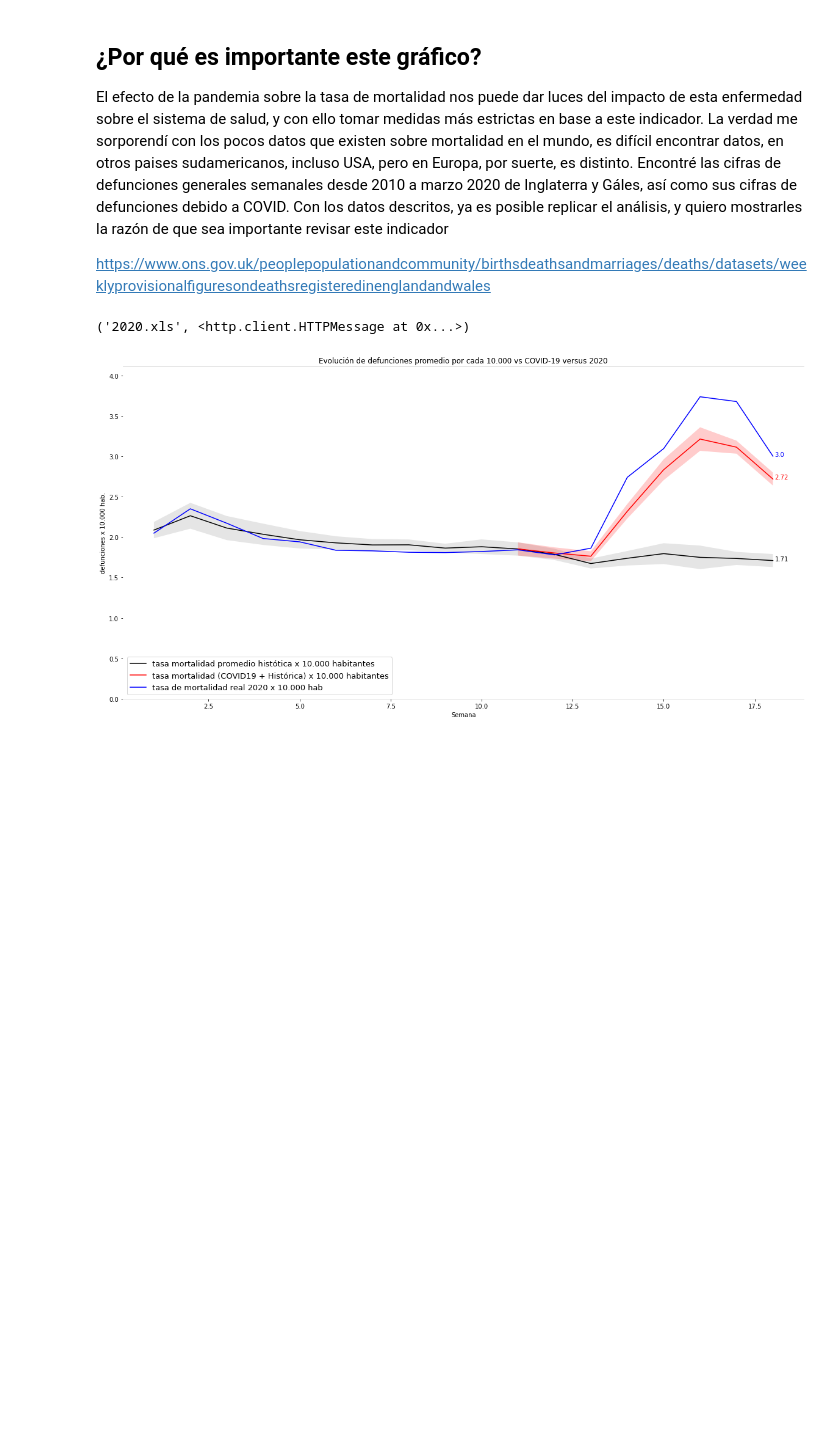
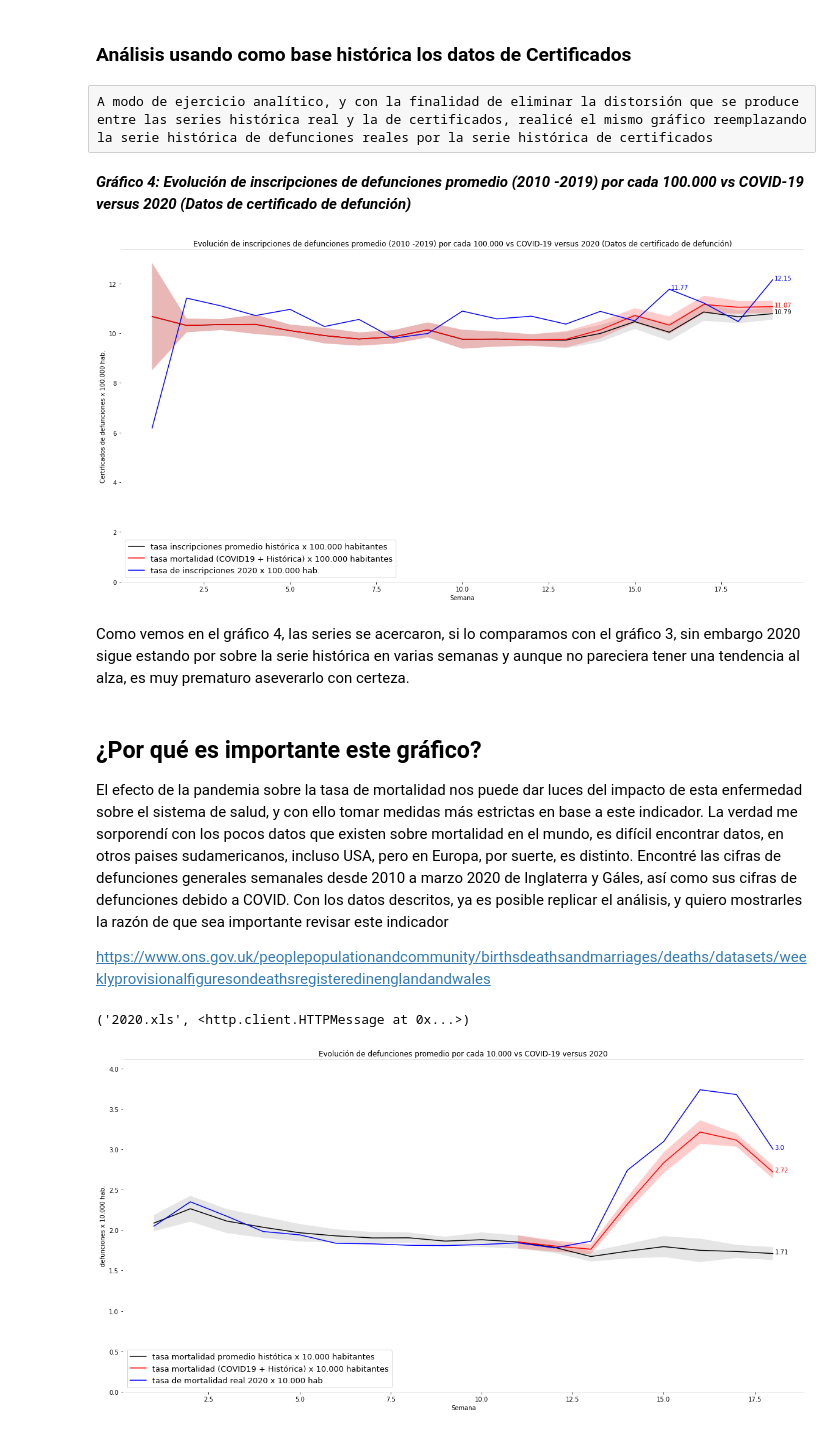
Before and after one commit to josemoragonzalez/Defunciones, a Jupyter notebook: input/defunciones.ipynb, the cells around one changed output. Drawn from its saved outputs; the diff is of its cells as text; code cells hidden in the pictures; blank space fills up the shorter version.

```diff
--- a/input/defunciones.ipynb
+++ b/input/defunciones.ipynb
@@ -304,0 +410,13 @@ Además en gris se pueden ver los límites dle intervalo de confianza de 95% par
+# %%
+# hacemos los mismo para datos de fecha de df2020
+temp['Fecha'] = pd.to_datetime(temp['Fecha'])
+
+# Calculamos las defunciones por cada 100.000 habitantes
+temp['DEFCOVID_10000'] = temp['MuertesCOVID'] / temp['poblacion'] * 100000
+
+# añadimos la semana
+temp['week'] =  temp['Fecha'].dt.week
+temp['week'] = temp['week'].fillna(max(temp['week'])) #TEMPORAL MIENTRAS ARREGLAN LA FUENTE DE DATOS
+
+#Finalmente agregamos por promedio de defuncion por 100.000
+temp = temp.groupby(['week'], as_index = False)['DEFCOVID_10000'].sum()
@@ -304,0 +511,4 @@ Además en gris se pueden ver los límites dle intervalo de confianza de 95% par
+# %% [markdown]
+### Análisis usando como base histórica los datos de Certificados
+# %% [raw]
+A modo de ejercicio analítico, y con la finalidad de eliminar la distorsión que se produce entre las series histórica real y la de certificados, realicé el mismo gráfico reemplazando la serie histórica de defunciones reales por la serie histórica de certificados
@@ -305,3 +536,60 @@ Además en gris se pueden ver los límites dle intervalo de confianza de 95% par
+# %% [markdown]
+***Gráfico 4: Evolución de inscripciones de defunciones promedio (2010 -2019) por cada 100.000 vs COVID-19 versus 2020 (Datos de certificado de defunción)***
+# %%
+#--------------------------------------------
+# GRÁFICO 4
+#--------------------------------------------
+# finalmente graficamos con pyplot, sientase libre cualquiera de usar algo más fancy
+
+#Librerías necesarias
+import matplotlib.pyplot as plt
+import numpy as np
+
+#inciamos el gráfico y sus ejes
+fig, ax = plt.subplots()
+ax.plot('week', 'mean', data=dfcpf, color='black')
+ax.plot('week', 'DEFCOVID_10000', data=dfcpf, color='red')
+ax.plot('week', 'DEF2020_10000', data=dfcpf, color='blue')
+
+
+ax.fill_between(dfcpf.index, dfcpf.low, dfcpf.hi, facecolor='grey', alpha=.2)
+ax.fill_between(dfcpf.index, dfcpf.lowCov, dfcpf.hiCov, facecolor='red', alpha=.2)
+
+# delimitamos el eje y
+ax.set_ylim([0, np.nanmax(dfcpf['DEF2020_10000'].values) + np.nanmax(dfcpf['DEF2020_10000'].values) * 0.1 ])
+
+
+# formateamos la grilla
+ax.grid(False)
+
+# seteamos leyendas y título
+ax.set_xlabel('Semana')
+ax.set_ylabel('Certificados de defunciones x 100.000 hab.')
+ax.set_title('Evolución de inscripciones de defunciones promedio (2010 -2019) por cada 100.000 vs COVID-19 versus 2020 (Datos de certificado de defunción)')
+
+#tamaño del grafico
+fig.set_figheight(10)
+fig.set_figwidth(20)
+
+# color de los ejes
+ax.spines['bottom'].set_color('#cccccc')
+ax.spines['top'].set_color('#cccccc')
+ax.spines['right'].set_color('white')
+ax.spines['left'].set_color('white')
+ax.legend(('tasa inscripciones promedio histórica x 100.000 habitantes', 'tasa mortalidad (COVID19 + Histórica) x 100.000 habitantes',\
+          'tasa de inscripciones 2020 x 100.000 hab.')
+          , loc='lower left', shadow=False, fontsize = 13)
+
+plt.text(dfcpf['week'][len(dfcpf)] + 0.05, dfcpf['DEF2020_10000'][len(dfcpf)], round(dfcpf['DEF2020_10000'][len(dfcpf)], 2), color = 'blue')
+plt.text(dfcpf['week'][16] + 0.05, dfcpf['DEF2020_10000'][16], round(dfcpf['DEF2020_10000'][16], 2), color = 'blue')
+plt.text(dfcpf['week'][len(dfcpf)] + 0.05, dfcpf['DEFCOVID_10000'][len(dfcpf)], round(dfcpf['DEFCOVID_10000'][len(dfcpf)], 2), color = 'red')
+plt.text(dfcpf['week'][len(dfcpf)] + 0.05, dfcpf['mean'][len(dfcpf)], round(dfcpf['mean'][len(dfcpf)], 2), color = 'black')
+
+plt.show()
+# %% [output]
+[figure, added]
+# %% [markdown]
+Como vemos en el gráfico 4, las series se acercaron, si lo comparamos con el gráfico 3, sin embargo 2020 sigue estando por sobre la serie histórica en varias semanas y aunque no pareciera tener una tendencia al alza, es muy prematuro aseverarlo con certeza.
 # %% [markdown]
 ## ¿Por qué es importante este gráfico?
 
```
Also changed, not shown: parts of 56 cells of this notebook, 9 other files.
